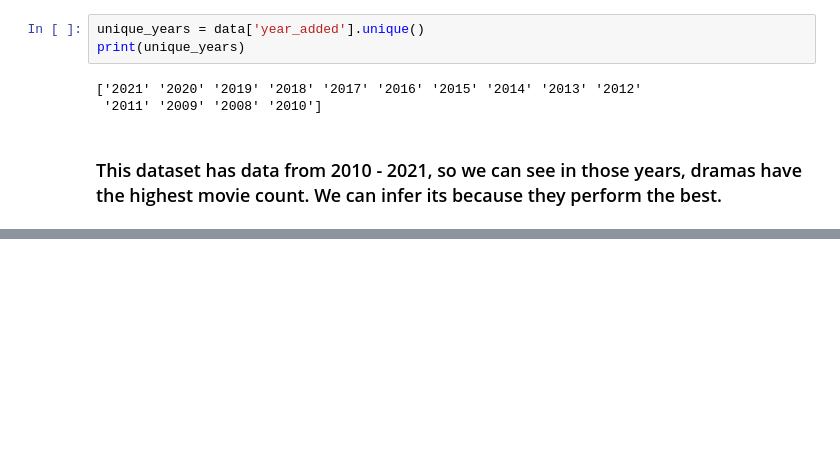
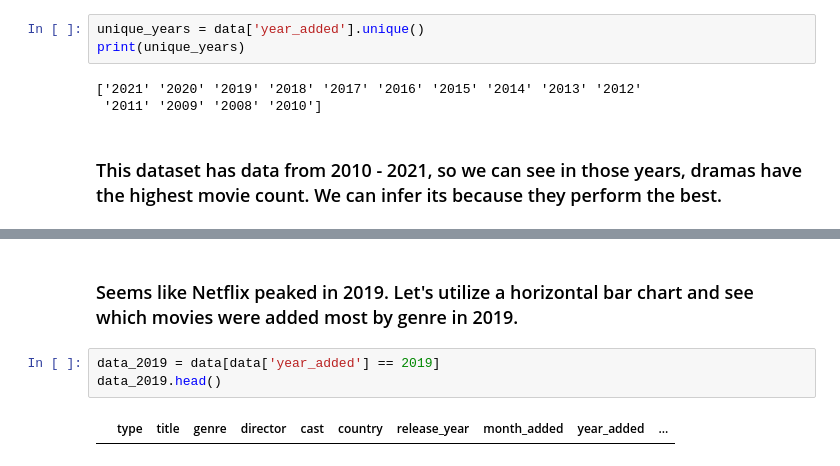
Before and after one commit to 17aabbas/Netflix-EDA, a Jupyter notebook: Netflix_eda.ipynb, the cells around one changed output, grey strips where cells are left out. Cells and saved outputs as stored; diff of their text form; blank space fills up the shorter version.

```diff
--- a/Netflix_eda.ipynb
+++ b/Netflix_eda.ipynb
@@ -227,0 +244,7 @@ print(unique_years)
+# %% [markdown]
+### Seems like Netflix peaked in 2019. Let's utilize a horizontal bar chart and see which movies were added most by genre in 2019.
+# %%
+data_2019 = data[data['year_added'] == 2019]
+data_2019.head()
+# %% [output]
+|  | type | title | genre | director | cast | country | release_year | month_added | year_added | ... |
```
Also changed, not shown: parts of 6 cells of this notebook.
